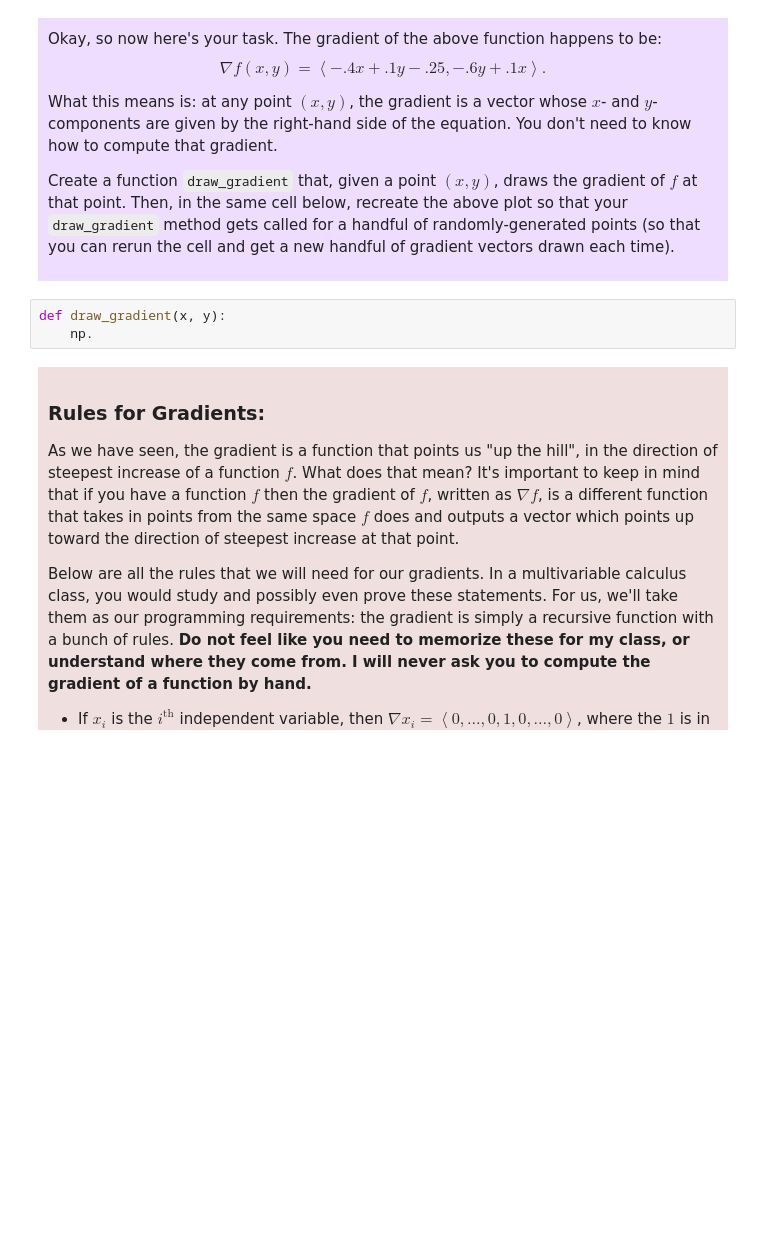
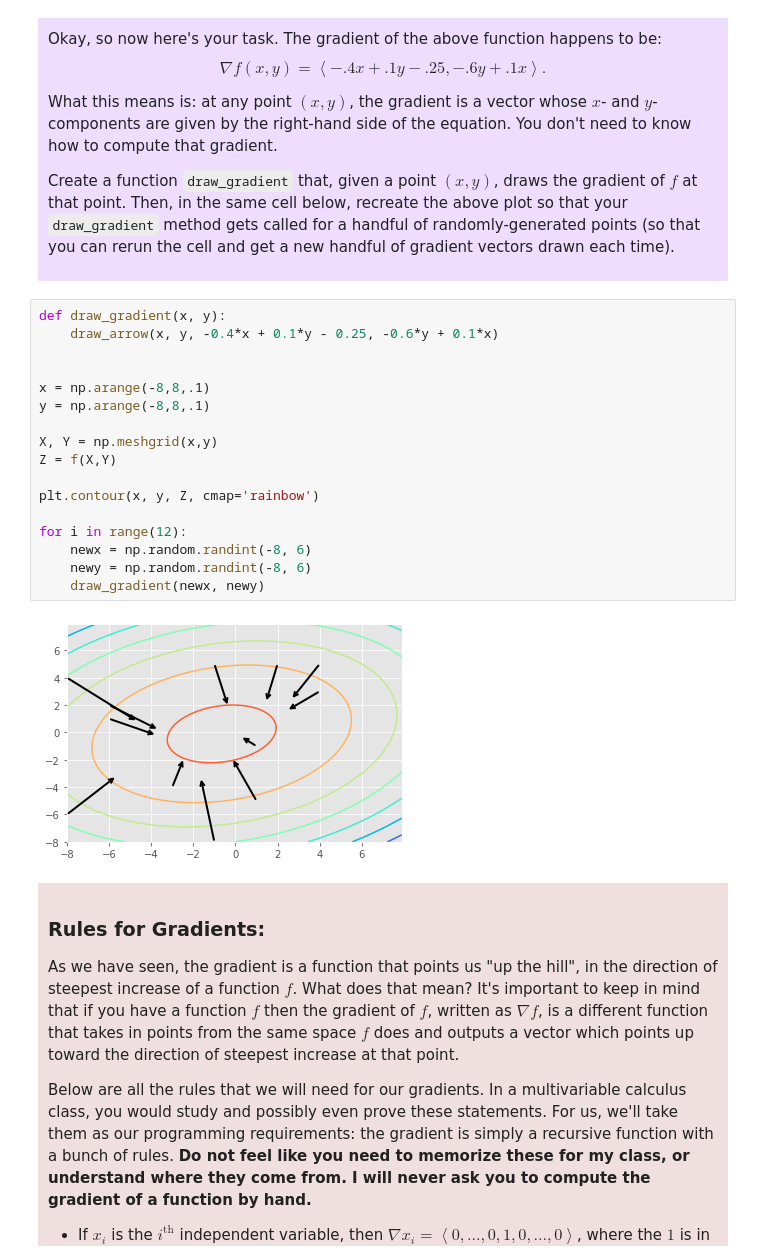
Before and after one commit to theobaker/ML, a Jupyter notebook: project_gradients.ipynb, the cells around one changed output. Saved outputs shown, nothing was run; the diff lists cells and outputs as text; blank space fills up the shorter version.

Commit message:
finish gradients

```diff
--- a/project_gradients.ipynb
+++ b/project_gradients.ipynb
@@ -164,9 +170,25 @@ What this means is: at any point $(x, y)$, the gradient is a vector whose $x$- a
 
 Create a function `draw_gradient` that, given a point $(x,y)$, draws the gradient of $f$ at that point.  Then, in the same cell below, recreate the above plot so that your `draw_gradient` method gets called for a handful of randomly-generated points (so that you can rerun the cell and get a new handful of gradient vectors drawn each time).</p>
 </div>
-# %%
-def draw_gradient(x, y):
-    np.
+# %%
+def draw_gradient(x, y):
+    draw_arrow(x, y, -0.4*x + 0.1*y - 0.25, -0.6*y + 0.1*x)
+
+
+x = np.arange(-8,8,.1)
+y = np.arange(-8,8,.1)
+
+X, Y = np.meshgrid(x,y)
+Z = f(X,Y)
+
+plt.contour(x, y, Z, cmap='rainbow')
+
+for i in range(12):
+    newx = np.random.randint(-8, 6)
+    newy = np.random.randint(-8, 6)
+    draw_gradient(newx, newy)
+# %% [output]
+[figure, added]
 # %% [markdown]
 <div style="background-color: #EFDFDF; padding: 10px;">
 
```
Also changed, not shown: parts of 12 cells of this notebook, 2 other files.
